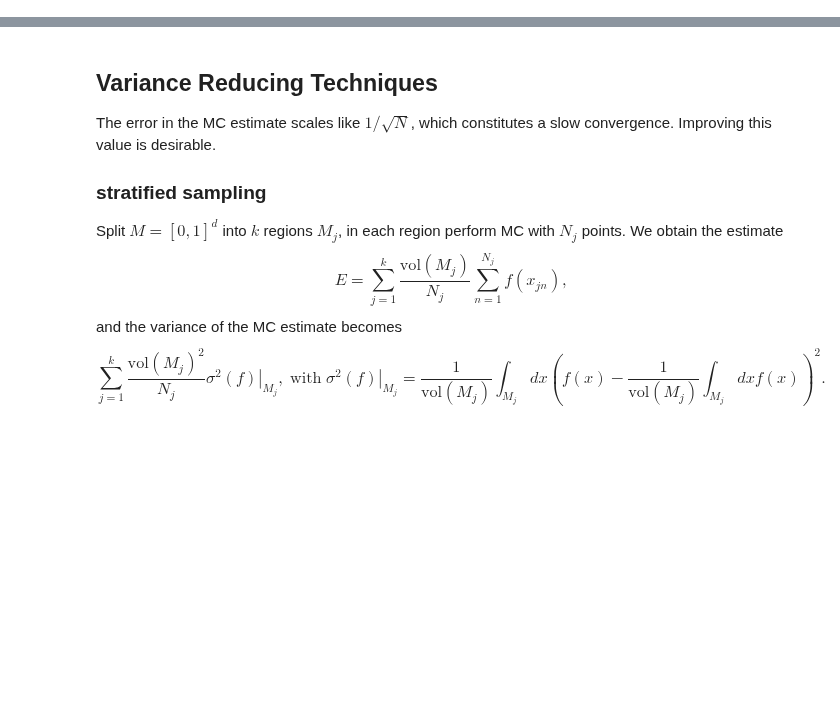
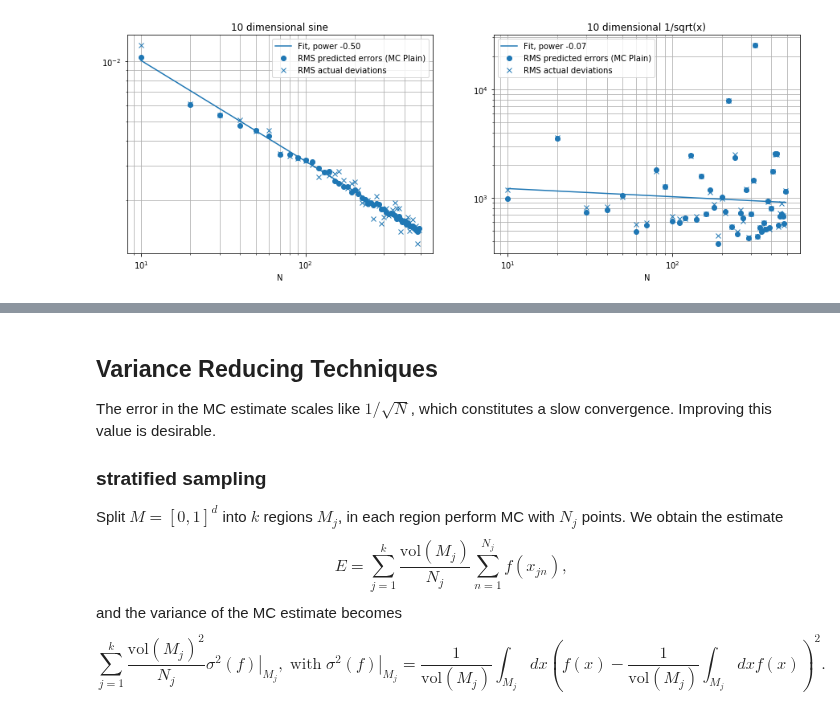
Before and after one commit to mathisgerdes/hep-monte-carlo, a Jupyter notebook: intro/monte_carlo.ipynb, the cells around one changed output, grey strips where cells are left out. Cells and saved outputs as stored; diff of their text form; code cells hidden in the pictures; blank space fills up the shorter version.

```diff
--- a/intro/monte_carlo.ipynb
+++ b/intro/monte_carlo.ipynb
@@ -61,0 +49,8 @@ MC Plain        average (deviation * sqrt(N)): 1.9097069014386043, average (erro
+# %%
+# periodic sin in 1 dimension
+sin_1d = lambda x: np.sin(2*np.pi*x)
+# periodic sin in any dimension; true integral value is 0
+sin_nd = lambda *x: np.prod([sin_1d(xi) for xi in x], axis=0)
+
+sqrtx_inv = lambda *x: np.sqrt(1/np.prod(x, axis=0))
+sqrtx_inv_trueval = lambda dim: 2**dim  # true integral value depends on dimension
@@ -61,0 +166,16 @@ MC Plain        average (deviation * sqrt(N)): 1.9097069014386043, average (erro
+# %%
+# Plot errors for sine and 1/sqrt(x) in any dimension
+dim = 10
+it = 100  # number of iterations over which to average
+
+plt.figure(figsize=(15,5))
+plt.subplot(121)
+plt.title("%d dimensional sine"%dim)
+plot_rms(sin_nd, 0, Ns=range(10, 500, 10), iterations=it, methods=[MonteCarloPlain(dim)], plot_fit=True)
+
+plt.subplot(122)
+plt.title("%d dimensional 1/sqrt(x)"%dim)
+plot_rms(sqrtx_inv, sqrtx_inv_trueval(dim), Ns=range(10, 500, 10), iterations=it, methods=[MonteCarloPlain(dim)], plot_fit=True)
+plt.show()
+# %% [output]
+[figure, added]
```
Also changed, not shown: parts of 14 cells of this notebook.
